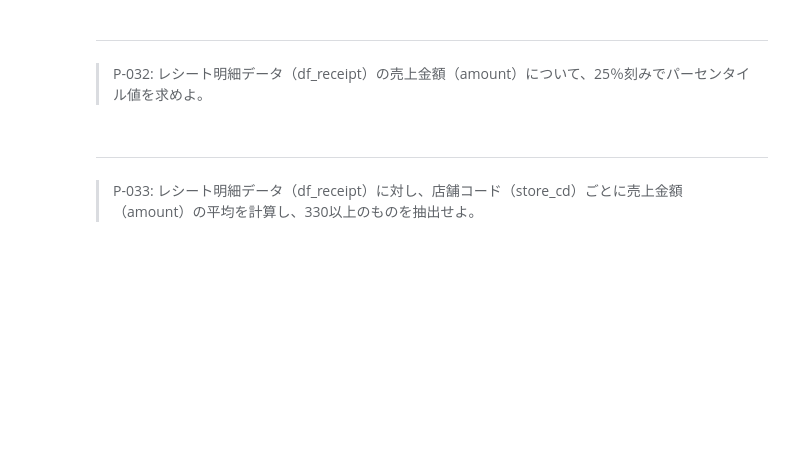
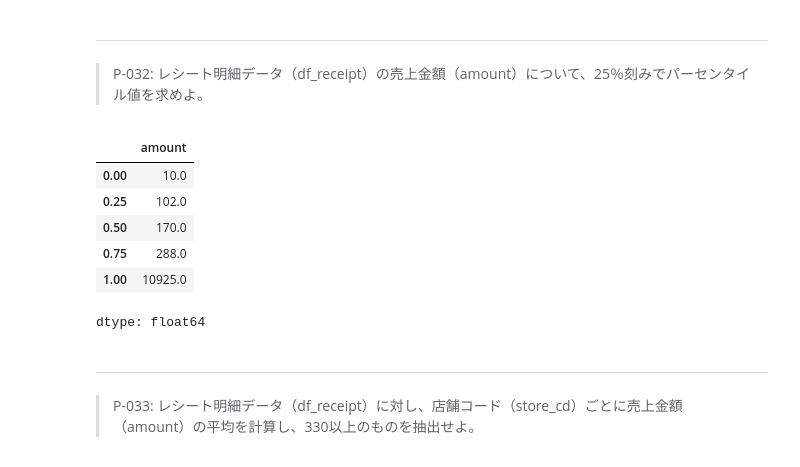
Before and after one commit to kamikami1997/DS100knock, a Jupyter notebook: preprocess_knock_Python_Colab.ipynb, the cells around one changed output. Cells and saved outputs as stored; diff of their text form; code cells hidden in the pictures; blank space fills up the shorter version.

```diff
--- a/preprocess_knock_Python_Colab.ipynb
+++ b/preprocess_knock_Python_Colab.ipynb
@@ -585,6 +594,16 @@ numpy.std(a, axis=None, dtype=None, out=None, ddof=0, keepdims=)
 # %% [markdown]
 ---
 > P-032: レシート明細データ（df_receipt）の売上金額（amount）について、25％刻みでパーセンタイル値を求めよ。
+# %%
+df_receipt["amount"].quantile([0, 0.25, 0.5, 0.75, 1.0])
+# %% [output]
+|  | amount |
+| 0.00 | 10.0 |
+| 0.25 | 102.0 |
+| 0.50 | 170.0 |
+| 0.75 | 288.0 |
+| 1.00 | 10925.0 |
+dtype: float64
 # %% [markdown]
 ---
 > P-033: レシート明細データ（df_receipt）に対し、店舗コード（store_cd）ごとに売上金額（amount）の平均を計算し、330以上のものを抽出せよ。
```
Also changed, not shown: parts of 5 cells of this notebook.
